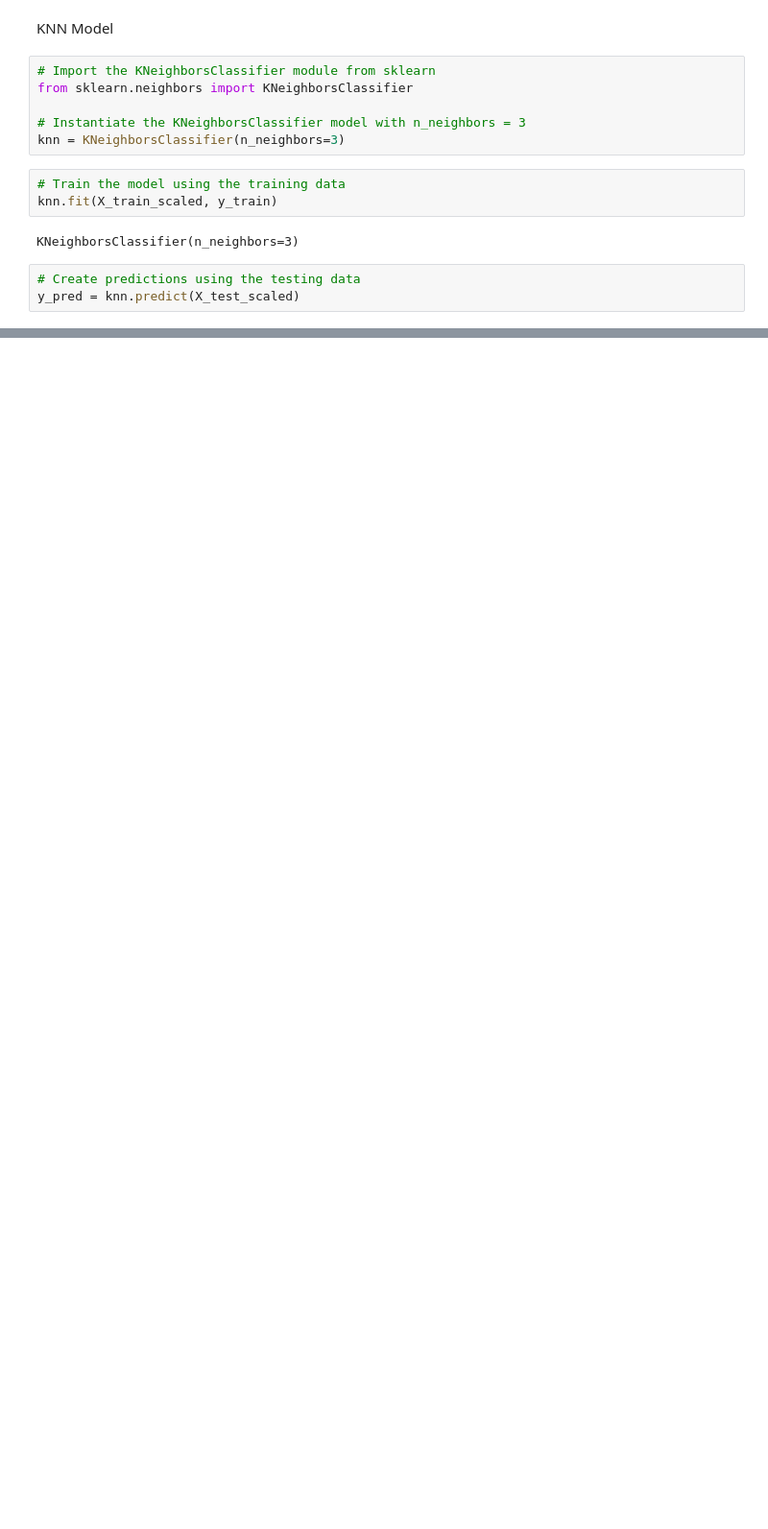
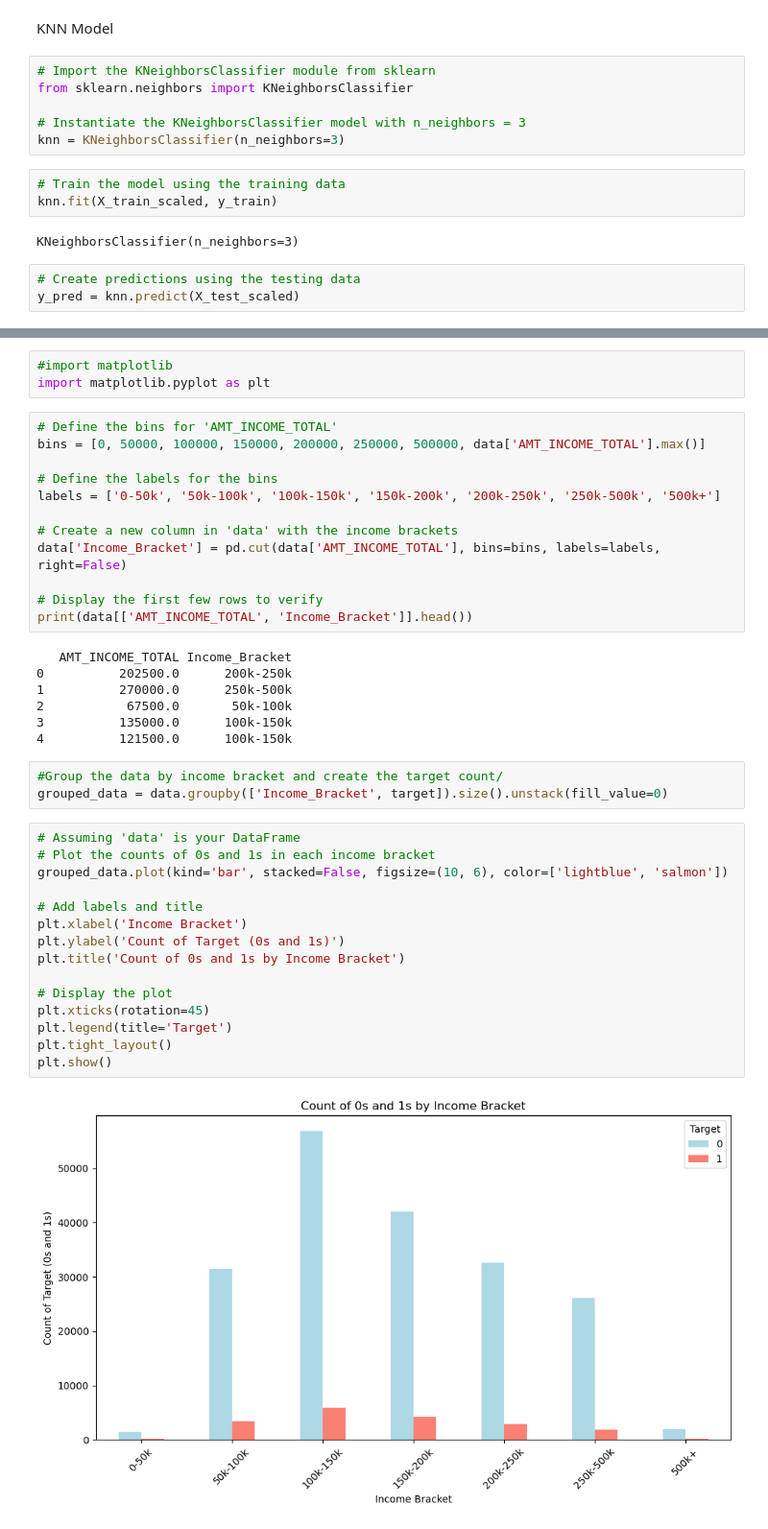
Before and after one commit to troyflood94/final_project, a Jupyter notebook: work_file.ipynb, the cells around one changed output, grey strips where cells are left out. Shown at 96% size. Saved outputs shown, nothing was run; the diff lists cells and outputs as text; blank space fills up the shorter version.

Commit message:
created visuals with bins

```diff
--- a/work_file.ipynb
+++ b/work_file.ipynb
@@ -173,0 +201,42 @@ weighted avg       0.85      0.89      0.87     52722
+# %%
+#import matplotlib
+import matplotlib.pyplot as plt
+# %%
+# Define the bins for 'AMT_INCOME_TOTAL'
+bins = [0, 50000, 100000, 150000, 200000, 250000, 500000, data['AMT_INCOME_TOTAL'].max()]
+
+# Define the labels for the bins
+labels = ['0-50k', '50k-100k', '100k-150k', '150k-200k', '200k-250k', '250k-500k', '500k+']
+
+# Create a new column in 'data' with the income brackets
+data['Income_Bracket'] = pd.cut(data['AMT_INCOME_TOTAL'], bins=bins, labels=labels, right=False)
+
+# Display the first few rows to verify
+print(data[['AMT_INCOME_TOTAL', 'Income_Bracket']].head())
+# %% [output]
+   AMT_INCOME_TOTAL Income_Bracket
+0          202500.0      200k-250k
+1          270000.0      250k-500k
+2           67500.0       50k-100k
+3          135000.0      100k-150k
+4          121500.0      100k-150k
+# %%
+#Group the data by income bracket and create the target count/
+grouped_data = data.groupby(['Income_Bracket', target]).size().unstack(fill_value=0)
+# %%
+# Assuming 'data' is your DataFrame
+# Plot the counts of 0s and 1s in each income bracket
+grouped_data.plot(kind='bar', stacked=False, figsize=(10, 6), color=['lightblue', 'salmon'])
+
+# Add labels and title
+plt.xlabel('Income Bracket')
+plt.ylabel('Count of Target (0s and 1s)')
+plt.title('Count of 0s and 1s by Income Bracket')
+
+# Display the plot
+plt.xticks(rotation=45)
+plt.legend(title='Target')
+plt.tight_layout()
+plt.show()
+# %% [output]
+[figure, added]
```
Also changed, not shown: parts of 12 cells of this notebook.
